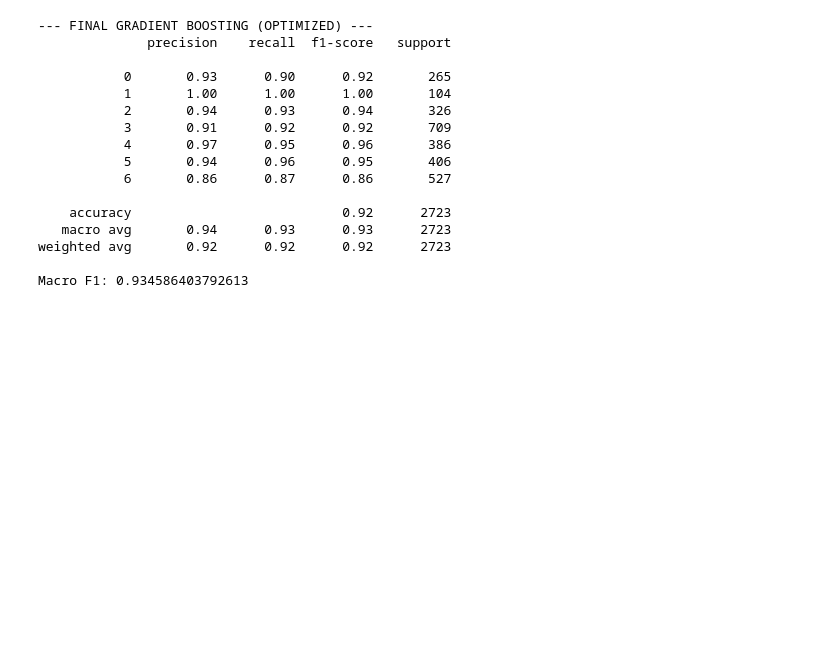
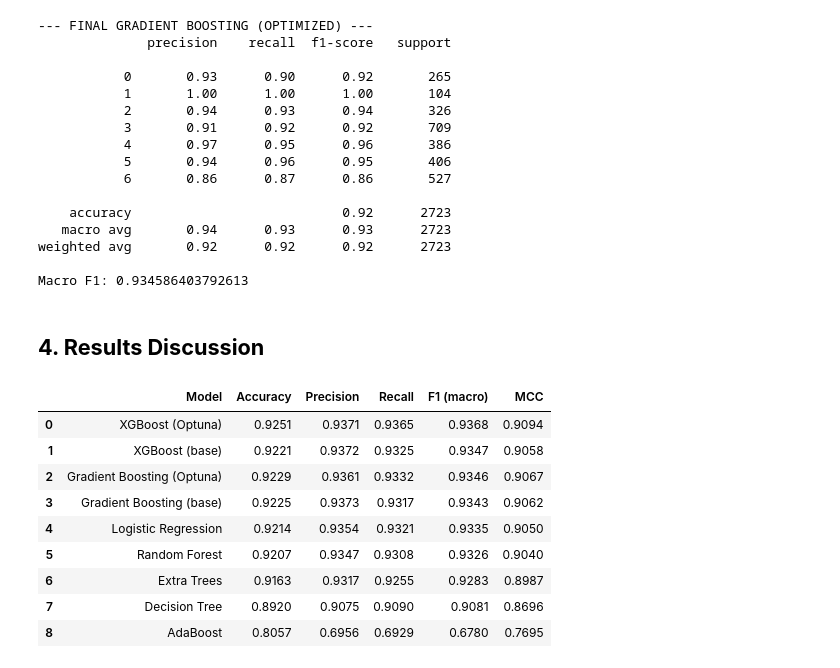
Before and after one commit to AlexIturgaitz/Proyecto-ML-Ensemble-learning-and-imbalanced-datasets.-, a Jupyter notebook: main.ipynb, the cells around one changed output. Cells and saved outputs as stored; diff of their text form; code cells hidden in the pictures; blank space fills up the shorter version.

```diff
--- a/main.ipynb
+++ b/main.ipynb
@@ -930,3 +930,5 @@ print("Macro F1:", f1_gb_final)
 weighted avg       0.92      0.92      0.92      2723
 
 Macro F1: 0.934586403792613
+# %% [markdown]
+## **4. Results Discussion**
@@ -932,0 +952,48 @@ Macro F1: 0.934586403792613
+# %%
+# ---------------------------------------------------------
+# Tabla comparativa de todos los modelos
+# ---------------------------------------------------------
+from sklearn.metrics import (
+    accuracy_score, precision_score, recall_score,
+    f1_score, matthews_corrcoef
+)
+
+all_preds = {
+    "Logistic Regression":        y_pred_lr,
+    "Decision Tree":              y_pred_dt,
+    "Random Forest":              y_pred_a,
+    "Extra Trees":                y_pred_et,
+    "AdaBoost":                   y_pred_ada,
+    "Gradient Boosting (base)":   y_pred_gb,
+    "XGBoost (base)":             y_pred_xgb,
+    "XGBoost (Optuna)":           y_pred_final,
+    "Gradient Boosting (Optuna)": y_pred_gb_final,
+}
+
+rows = []
+for name, preds in all_preds.items():
+    rows.append({
+        "Model":      name,
+        "Accuracy":   accuracy_score(y_test, preds),
+        "Precision":  precision_score(y_test, preds, average="macro", zero_division=0),
+        "Recall":     recall_score(y_test, preds, average="macro", zero_division=0),
+        "F1 (macro)": f1_score(y_test, preds, average="macro"),
+        "MCC":        matthews_corrcoef(y_test, preds)
+    })
+
+results_df = pd.DataFrame(rows).sort_values("F1 (macro)", ascending=False).reset_index(drop=True)
+results_df[["Accuracy","Precision","Recall","F1 (macro)","MCC"]] = \
+    results_df[["Accuracy","Precision","Recall","F1 (macro)","MCC"]].round(4)
+
+display(results_df)
+# %% [output]
+|  | Model | Accuracy | Precision | Recall | F1 (macro) | MCC |
+| 0 | XGBoost (Optuna) | 0.9251 | 0.9371 | 0.9365 | 0.9368 | 0.9094 |
+| 1 | XGBoost (base) | 0.9221 | 0.9372 | 0.9325 | 0.9347 | 0.9058 |
+| 2 | Gradient Boosting (Optuna) | 0.9229 | 0.9361 | 0.9332 | 0.9346 | 0.9067 |
+| 3 | Gradient Boosting (base) | 0.9225 | 0.9373 | 0.9317 | 0.9343 | 0.9062 |
+| 4 | Logistic Regression | 0.9214 | 0.9354 | 0.9321 | 0.9335 | 0.9050 |
+| 5 | Random Forest | 0.9207 | 0.9347 | 0.9308 | 0.9326 | 0.9040 |
+| 6 | Extra Trees | 0.9163 | 0.9317 | 0.9255 | 0.9283 | 0.8987 |
+| 7 | Decision Tree | 0.8920 | 0.9075 | 0.9090 | 0.9081 | 0.8696 |
+| 8 | AdaBoost | 0.8057 | 0.6956 | 0.6929 | 0.6780 | 0.7695 |
```
Also changed, not shown: parts of 3 cells of this notebook.
